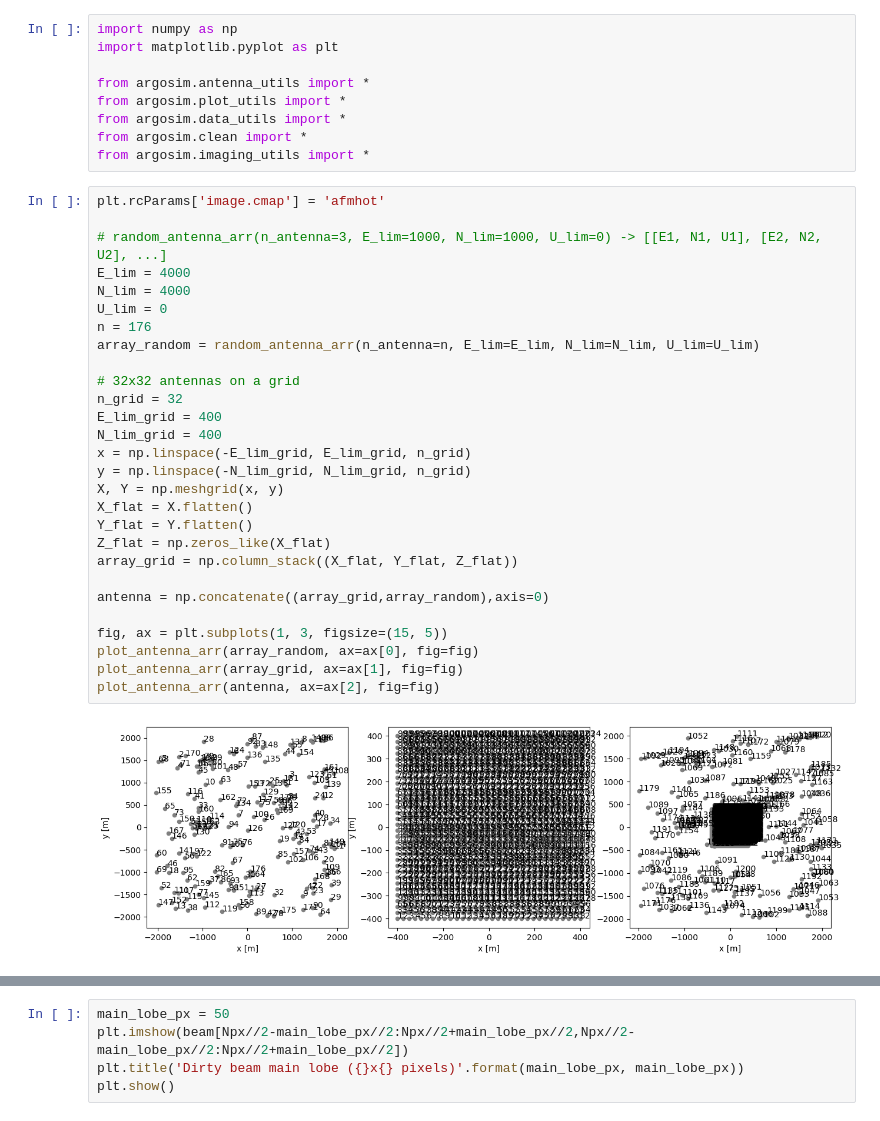
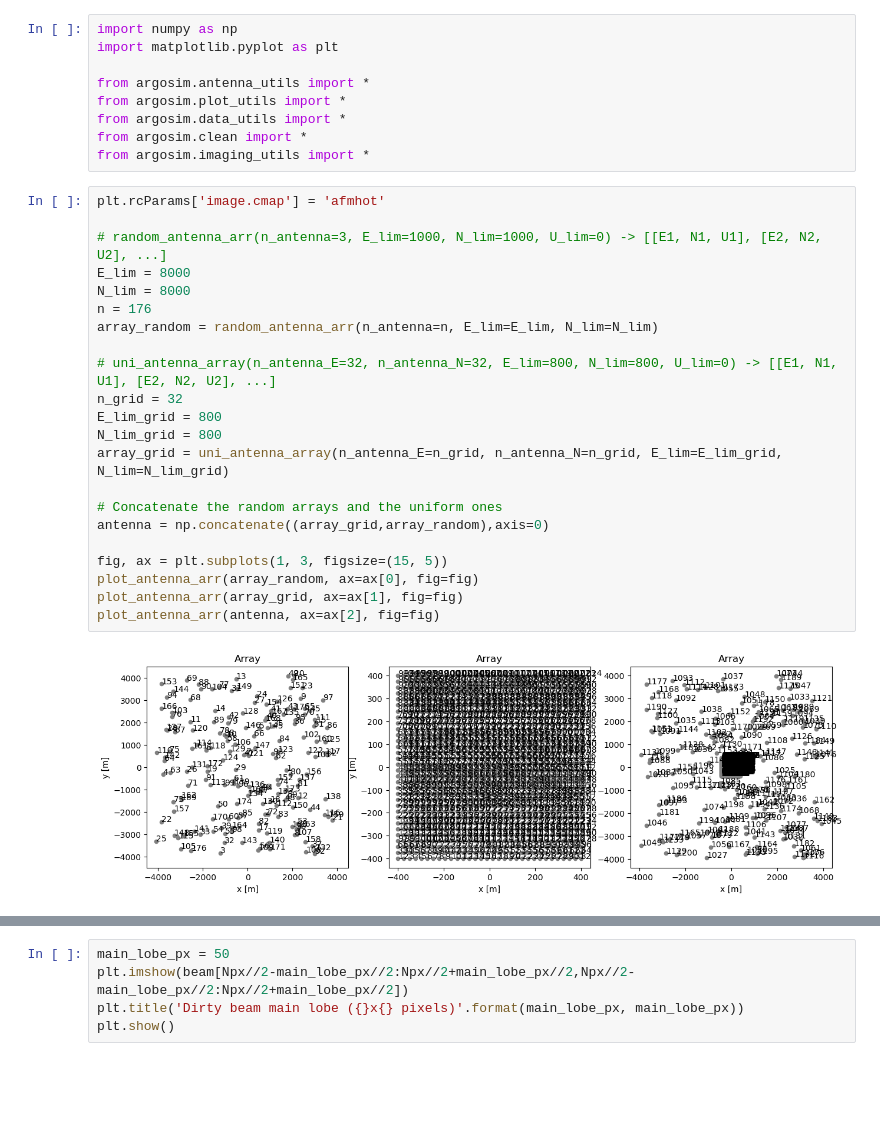
Before and after one commit to CentofantiEze/argosim, a Jupyter notebook: notebooks/full_argos_demo.ipynb, the cells around one changed output, grey strips where cells are left out. Drawn from its saved outputs; the diff is of its cells as text; blank space fills up the shorter version.

Commit message:
Add the function for uniformly distributed array

```diff
--- a/notebooks/full_argos_demo.ipynb
+++ b/notebooks/full_argos_demo.ipynb
@@ -10,33 +10,27 @@ from argosim.imaging_utils import *
 # %%
 plt.rcParams['image.cmap'] = 'afmhot'
 
 # random_antenna_arr(n_antenna=3, E_lim=1000, N_lim=1000, U_lim=0) -> [[E1, N1, U1], [E2, N2, U2], ...]
-E_lim = 4000
-N_lim = 4000
-U_lim = 0
+E_lim = 8000
+N_lim = 8000
 n = 176
-array_random = random_antenna_arr(n_antenna=n, E_lim=E_lim, N_lim=N_lim, U_lim=U_lim)
+array_random = random_antenna_arr(n_antenna=n, E_lim=E_lim, N_lim=N_lim)
 
-# 32x32 antennas on a grid
+# uni_antenna_array(n_antenna_E=32, n_antenna_N=32, E_lim=800, N_lim=800, U_lim=0) -> [[E1, N1, U1], [E2, N2, U2], ...]
 n_grid = 32
-E_lim_grid = 400
-N_lim_grid = 400
-x = np.linspace(-E_lim_grid, E_lim_grid, n_grid)
-y = np.linspace(-N_lim_grid, N_lim_grid, n_grid)
-X, Y = np.meshgrid(x, y)
-X_flat = X.flatten()
-Y_flat = Y.flatten()
-Z_flat = np.zeros_like(X_flat)
-array_grid = np.column_stack((X_flat, Y_flat, Z_flat))
+E_lim_grid = 800
+N_lim_grid = 800
+array_grid = uni_antenna_array(n_antenna_E=n_grid, n_antenna_N=n_grid, E_lim=E_lim_grid, N_lim=N_lim_grid)
 
+# Concatenate the random arrays and the uniform ones
 antenna = np.concatenate((array_grid,array_random),axis=0)
 
 fig, ax = plt.subplots(1, 3, figsize=(15, 5))
 plot_antenna_arr(array_random, ax=ax[0], fig=fig)
 plot_antenna_arr(array_grid, ax=ax[1], fig=fig)
 plot_antenna_arr(antenna, ax=ax[2], fig=fig)
 # %% [output]
-[figure, old version]
+[figure, new version]
 # %%
 baselines = get_baselines(antenna)
 plot_baselines(baselines, ENU=True)
```
Also changed, not shown: parts of 8 cells of this notebook, 2 other files.
